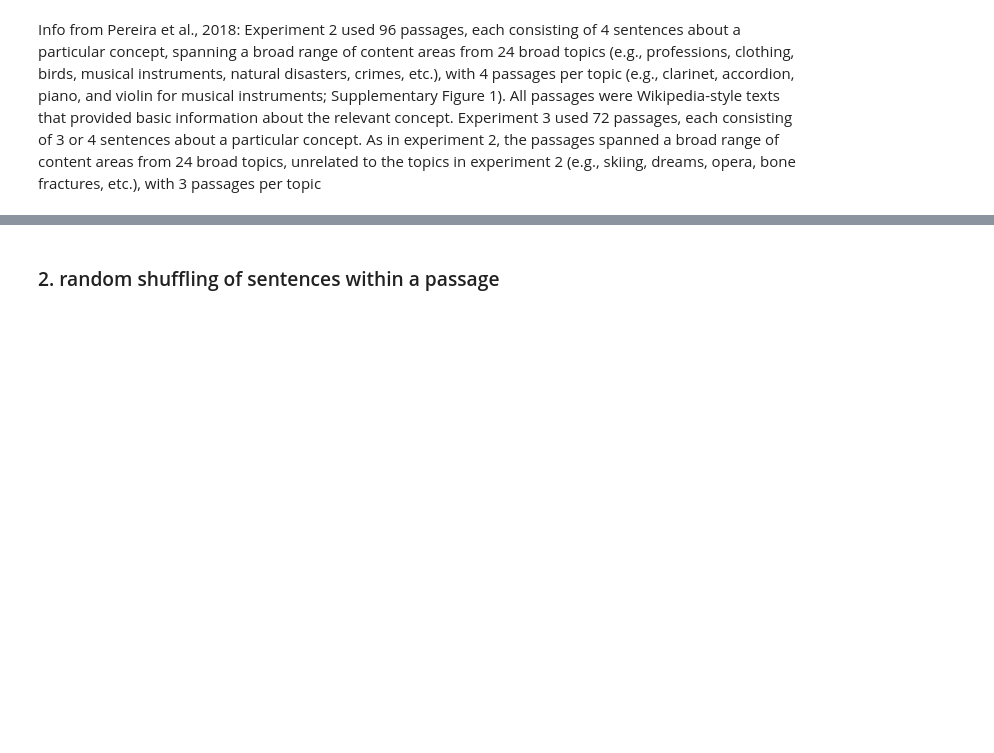
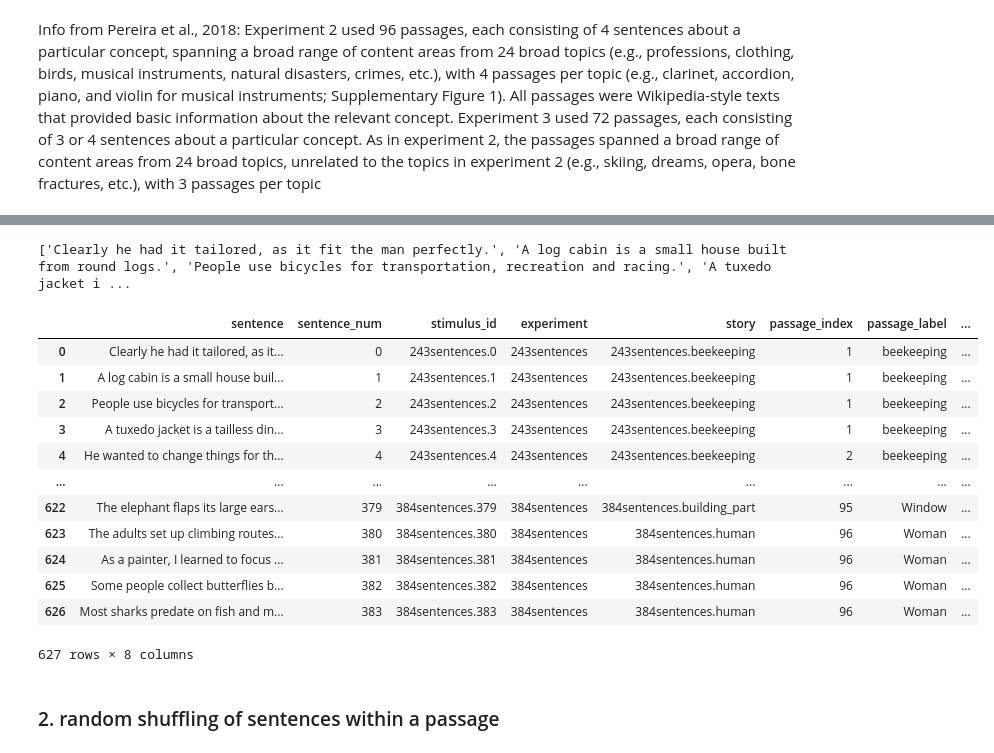
Before and after one commit to carina-kauf/perturbed-neural-nlp, a Jupyter notebook: ressources/stimuli_creation/3_create_sentence-meaning-manipulation.ipynb, the cells around one changed output, grey strips where cells are left out. Cells and saved outputs as stored; diff of their text form; code cells hidden in the pictures; blank space fills up the shorter version.

Commit message:
sent shuffle with topic criteria

```diff
--- a/ressources/stimuli_creation/3_create_sentence-meaning-manipulation.ipynb
+++ b/ressources/stimuli_creation/3_create_sentence-meaning-manipulation.ipynb
@@ -27,7 +27,7 @@ np.random.seed(42)
 random.seed(42)
 
 # settings
-save = False # if storing pkl dataframes
+save = True # if storing pkl dataframes
 # %% [markdown]
 # Load base stimulus dataframe (Pereira 2018)
 # %%
@@ -213,8 +184,0 @@ stimuli_df
-# %%
-for i, sent in enumerate(stimuli_df.itertuples()):
-    # find a sentence that is from a different topic & that has NOT been used before
-
-
-
-    if i > 5:
-        break
@@ -241,10 +184,0 @@ sent.passage_category
-# %%
-q_str = f'`passage_category` != "{sent.passage_category}"'
-sents_to_pick_from = avail_sents.query(q_str)
-
-# pick a random sentence
-rand_idx = np.random.choice(sents_to_pick_from.index.values)
-picked_sent = stimuli_df_copy.iloc[rand_idx]
-
-# remove from avail_sents
-avail_sents = avail_sents
@@ -296,0 +226,3 @@ a.loc[a.index == rand_idx]
+# %%
+# obtain new sents
+new_sents, new_topics = shuffle_topic_criteria(stimuli_df)
@@ -297,22 +252,29 @@ a.loc[a.index == rand_idx]
 # %%
-#quick test that all sentences have been shuffled
-for ind in range(len(original_stimuli)):
-    if original_stimuli[ind] != shuffled_sentences[ind]:
-        continue
-    else:
-        print(ind)
-print("Done")
-
 perturbed_df = stimuli_df.copy()
-perturbed_df["sentence"] = shuffled_sentences
+perturbed_df["sentence"] = new_sents
 
 if save:
-    fname = f"{savedir}/stimuli_sentenceshuffle-random.pkl"
+    fname = f"{savedir}/stimuli_sentenceshuffle-topic-criteria.pkl"
     with open(fname, 'wb') as fout:
         pickle.dump(perturbed_df, fout)
 
-print(shuffled_sentences[:5])
+print(new_sents[:5])
 perturbed_df
+# %% [output]
+['Clearly he had it tailored, as it fit the man perfectly.', 'A log cabin is a small house built from round logs.', 'People use bicycles for transportation, recreation and racing.', 'A tuxedo jacket i ...
+|  | sentence | sentence_num | stimulus_id | experiment | story | passage_index | passage_label | ... |
+| 0 | Clearly he had it tailored, as it... | 0 | 243sentences.0 | 243sentences | 243sentences.beekeeping | 1 | beekeeping | ... |
+| 1 | A log cabin is a small house buil... | 1 | 243sentences.1 | 243sentences | 243sentences.beekeeping | 1 | beekeeping | ... |
+| 2 | People use bicycles for transport... | 2 | 243sentences.2 | 243sentences | 243sentences.beekeeping | 1 | beekeeping | ... |
+| 3 | A tuxedo jacket is a tailless din... | 3 | 243sentences.3 | 243sentences | 243sentences.beekeeping | 1 | beekeeping | ... |
+| 4 | He wanted to change things for th... | 4 | 243sentences.4 | 243sentences | 243sentences.beekeeping | 2 | beekeeping | ... |
+| ... | ... | ... | ... | ... | ... | ... | ... | ... |
+| 622 | The elephant flaps its large ears... | 379 | 384sentences.379 | 384sentences | 384sentences.building_part | 95 | Window | ... |
+| 623 | The adults set up climbing routes... | 380 | 384sentences.380 | 384sentences | 384sentences.human | 96 | Woman | ... |
+| 624 | As a painter, I learned to focus ... | 381 | 384sentences.381 | 384sentences | 384sentences.human | 96 | Woman | ... |
+| 625 | Some people collect butterflies b... | 382 | 384sentences.382 | 384sentences | 384sentences.human | 96 | Woman | ... |
+| 626 | Most sharks predate on fish and m... | 383 | 384sentences.383 | 384sentences | 384sentences.human | 96 | Woman | ... |
+627 rows × 8 columns
 # %% [markdown]
 ### 2. random shuffling of sentences within a passage
 # %%
```
Also changed, not shown: parts of 17 cells of this notebook, 1 other file.
